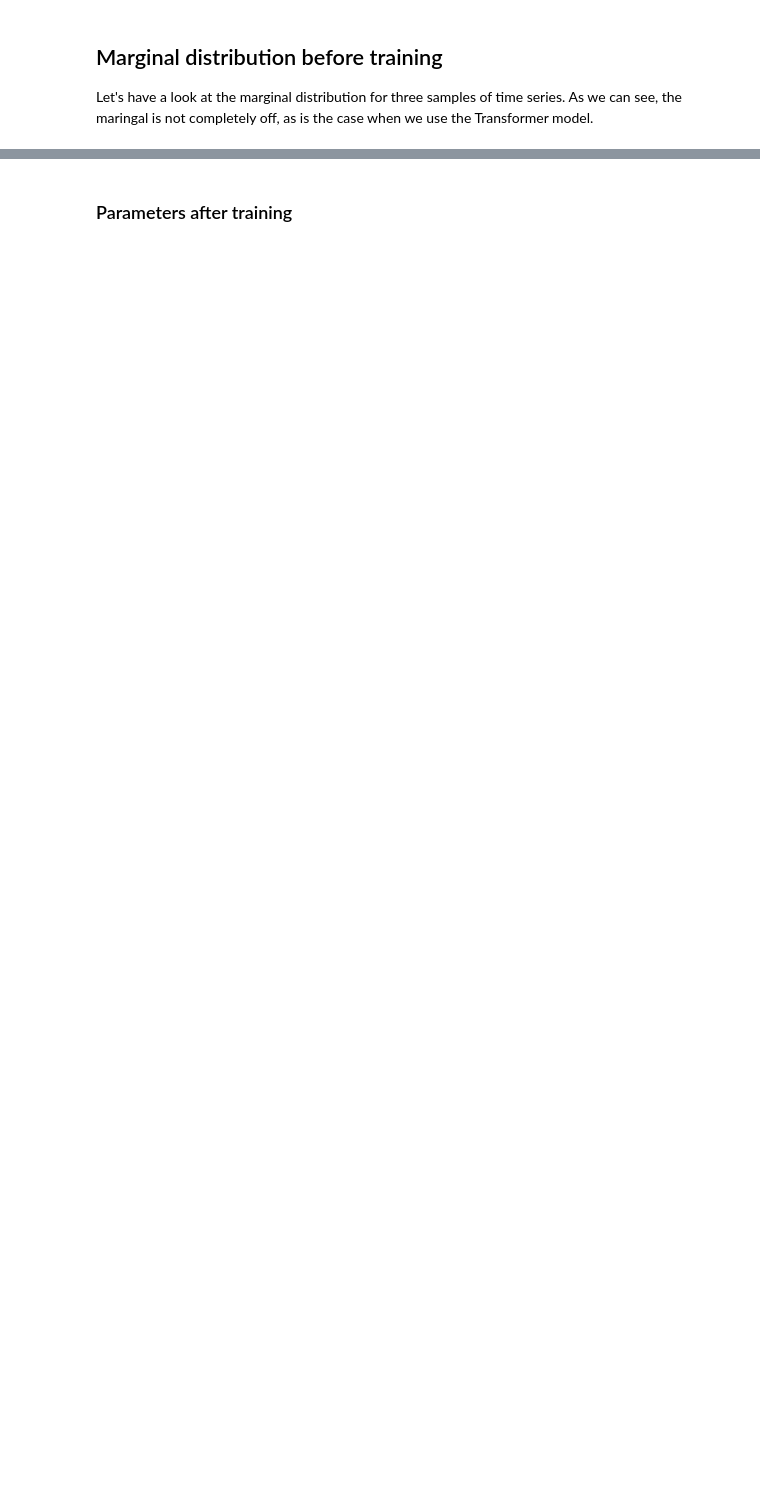
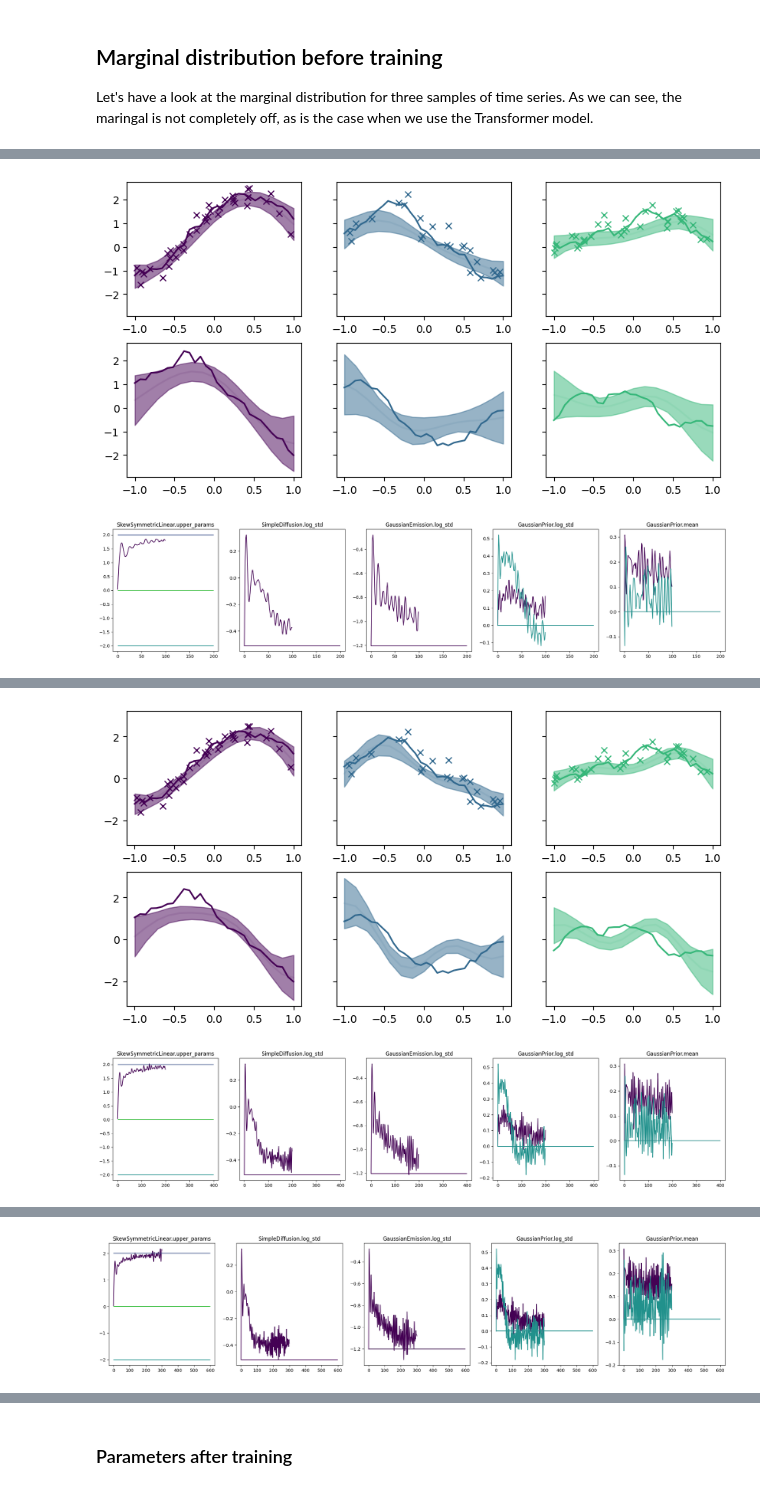
Before and after one commit to simoneiriksson/SDEmatching, a Jupyter notebook: examples/GP_based_marginal.ipynb, the cells around one changed output, grey strips where cells are left out. Cells and saved outputs as stored; diff of their text form; code cells hidden in the pictures; blank space fills up the shorter version.

```diff
--- a/examples/GP_based_marginal.ipynb
+++ b/examples/GP_based_marginal.ipynb
@@ -198,7 +200,7 @@ In this setup, we use a special Gaussian Process, which both output the mean and
 The GP process with derivative is chosen since the Transformer model has much difficulties recreating the hidden second dimension of the SDE model.
 # %%
 kernel = RBFKernel(obs_dim=observation_dim, device=device).to(device)
-condition_mapper = GPLatentModel(obs_dim=observation_dim, device=device, kernel=kernel, linearmapping=False).to(device)
+condition_mapper = GPLatentModel(obs_dim=observation_dim, device=device, kernel=kernel, linearmapping=True).to(device)
 marginal_func = AffineFlow(state_dim, device=device)
 myMarginal = Marginal(marginal_func, mydiffusion, condition_mapper, device=device)
 
@@ -266,8 +288,8 @@ num_batches_train = len(train_loader_)
 epoch_steps = []
 step_no = 0
 epoch = 0
-plot_every_epoch = 5000
-plot_parameters_every_epoch = 5000
+plot_every_epoch = 100
+plot_parameters_every_epoch = 100
 print_every_epoch = 10
 
 # We want to train in two tempi, since the training of the marginal otherwise becomes unstable.
@@ -319,10 +341,11 @@ while True:
         plt.show()
 
     if (epoch % plot_parameters_every_epoch)==0:
-        fig, axes = plot_parameter_history(true_parameter_dict, saved_parameter_dict, step_no)
+        fig, axes = plot_parameter_history(true_parameter_dict, saved_parameter_dict, epoch)
         plt.show()
         #pass
 
     if scheduler:
         scheduler.step()
     if step_no >= max_step_no: break
+# %% [output]
@@ -328,0 +362,2 @@ while True:
+[figure, added]
+[figure, added]
@@ -328,0 +374,2 @@ while True:
+[figure, added]
+[figure, added]
@@ -328,0 +387 @@ while True:
+[figure, added]
```
Also changed, not shown: parts of 8 cells of this notebook, 1 other file.
